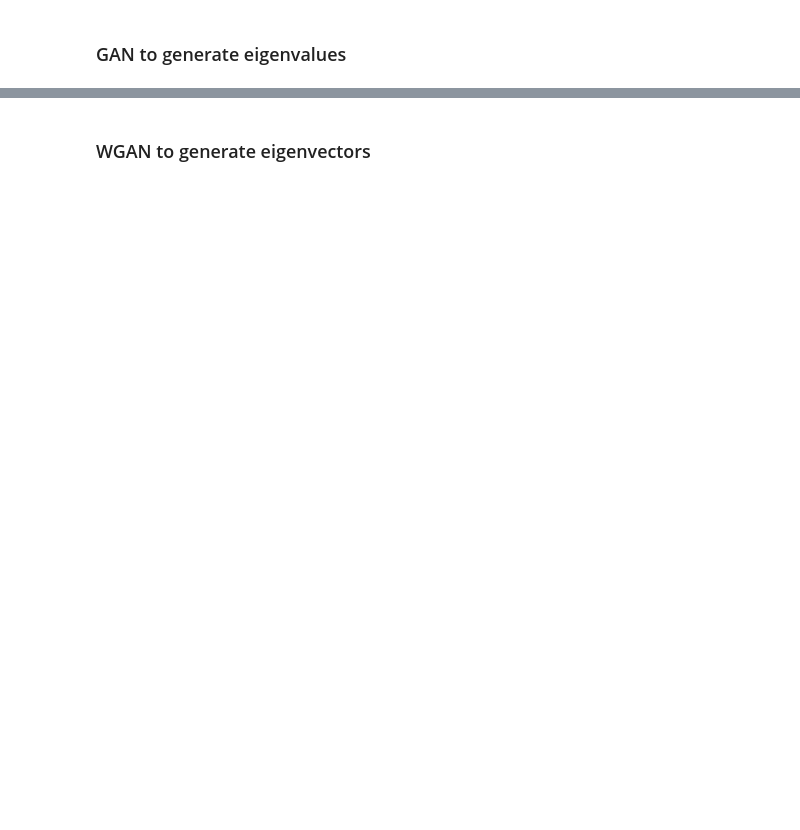
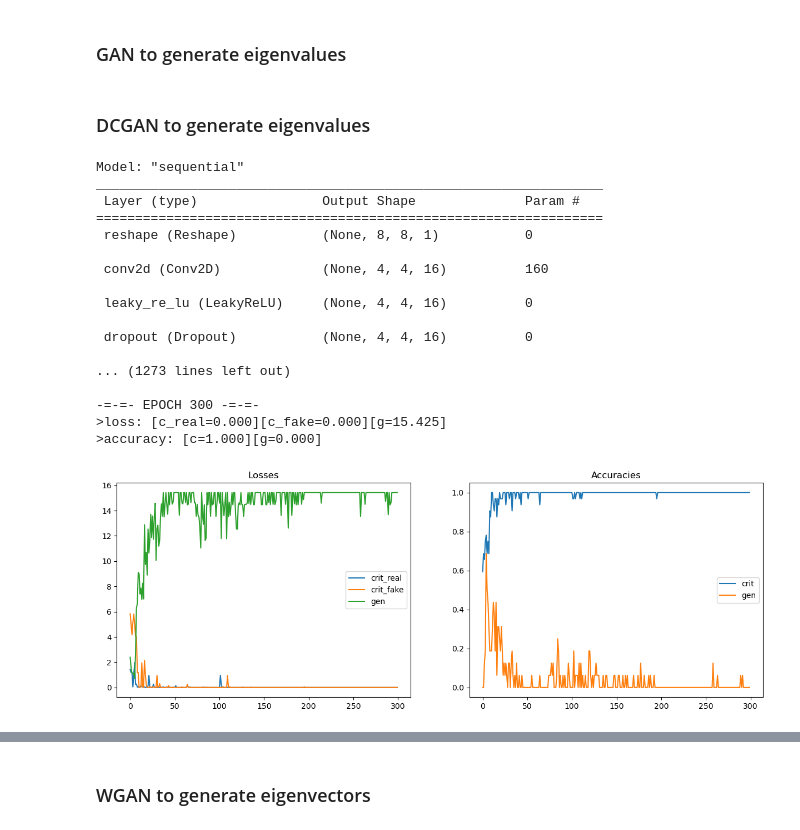
Before and after one commit to raskharkapakh/Master-Arbeit, a Jupyter notebook: python_files/GAN2/notebook2.ipynb, the cells around one changed output, grey strips where cells are left out. Saved outputs shown, nothing was run; the diff lists cells and outputs as text; code cells hidden in the pictures; blank space fills up the shorter version.

```diff
--- a/python_files/GAN2/notebook2.ipynb
+++ b/python_files/GAN2/notebook2.ipynb
@@ -30,0 +76,29 @@ plt.plot(s)
+# %% [markdown]
+### DCGAN to generate eigenvalues
+# %%
+from evals_DCGAN2 import evals_DCGAN
+
+# Creating GAN
+evals_dcgan = evals_DCGAN()
+
+# Training the GAN
+evals_dcgan.train(evals_dataset=evals_dataset, n_epoch=300)
+# %% [output]
+Model: "sequential"
+_________________________________________________________________
+ Layer (type)                Output Shape              Param #
+=================================================================
+ reshape (Reshape)           (None, 8, 8, 1)           0
+
+ conv2d (Conv2D)             (None, 4, 4, 16)          160
+
+ leaky_re_lu (LeakyReLU)     (None, 4, 4, 16)          0
+
+ dropout (Dropout)           (None, 4, 4, 16)          0
+
+... (1273 lines left out)
+
+-=-=- EPOCH 300 -=-=-
+>loss: [c_real=0.000][c_fake=0.000][g=15.425]
+>accuracy: [c=1.000][g=0.000]
+[figure, added]
```
Also changed, not shown: parts of 12 cells of this notebook, 30 other files.
